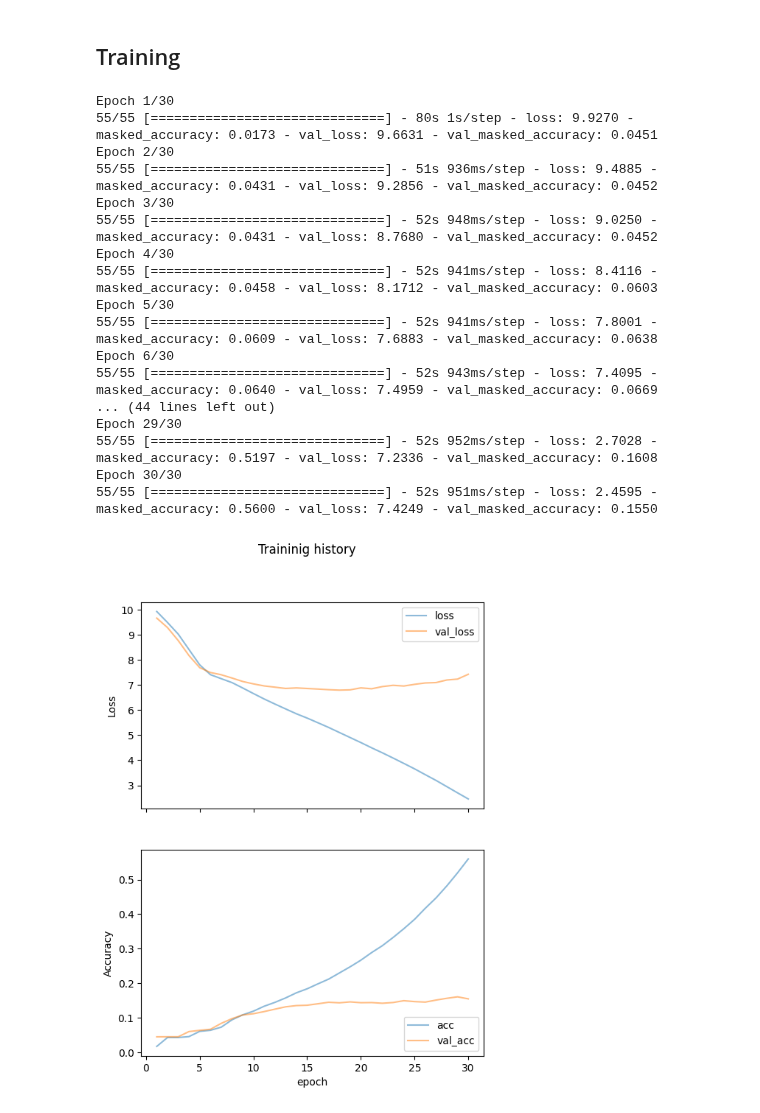
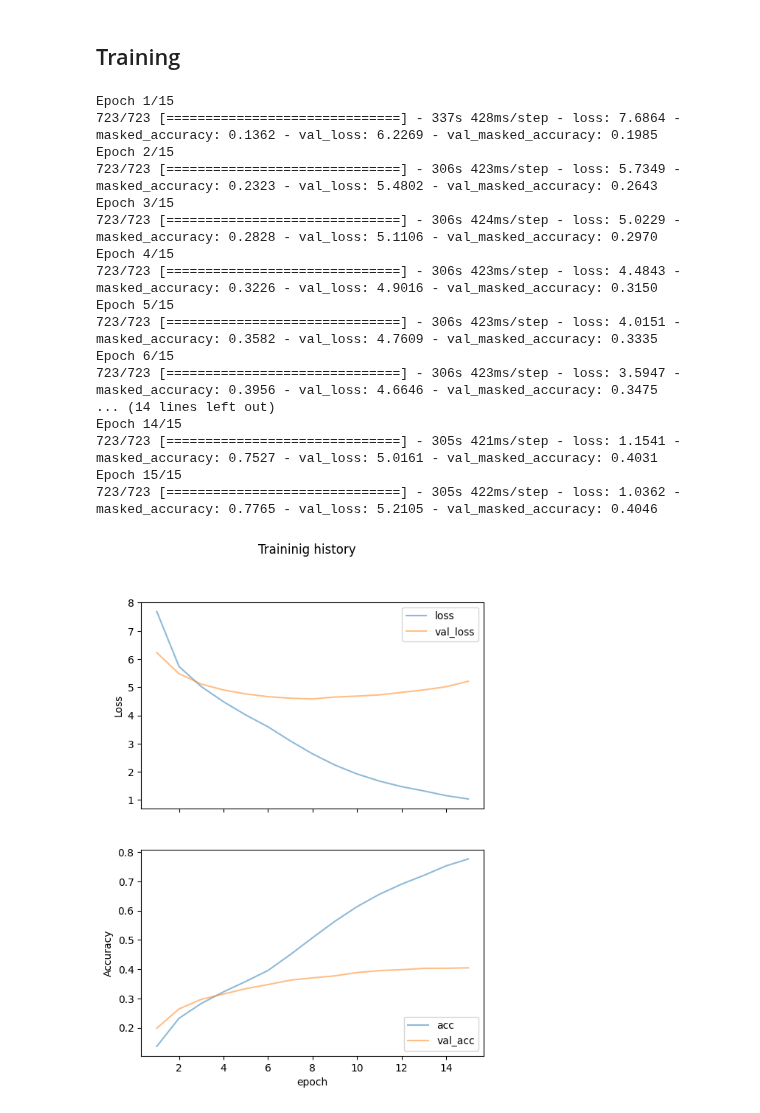
Before and after one commit to sriksmachi/sriksml, a Jupyter notebook: genai/transformers_101_nmt_eng_hin.ipynb, the cells around one changed output. Drawn from its saved outputs; the diff is of its cells as text; code cells hidden in the pictures.

```diff
--- a/genai/transformers_101_nmt_eng_hin.ipynb
+++ b/genai/transformers_101_nmt_eng_hin.ipynb
@@ -134,17 +133,15 @@ else:
+# %%
+batch_size=32
 # %%
 # Create train, val and testing datasets
-val_split = 0.15
+val_split = 0.30
 
-# shuffle
-# ds = ds.sample(frac = 1)
 len_text_pairs = len(text_pairs)
 n_val_index = int(val_split * len_text_pairs)
-n_train_index = len_text_pairs - 2 * n_val_index
+n_train_index = len_text_pairs - n_val_index
 
 train_tp = text_pairs[:n_train_index]
-test_tp = text_pairs[n_train_index:n_train_index + n_val_index]
-val_tp = text_pairs[n_train_index + n_val_index:]
+val_tp = text_pairs[n_train_index:]
 print(f"Train: {len(train_tp)}")
 print(f"Validation: {len(val_tp)}")
-print(f"Test: {len(test_tp)}")
 # %% [output]
@@ -202,5 +211,5 @@ Max Hindi length: 28
 # %%
-seq_length = 50
+seq_length = 15
 
 # Create vectorizer
 eng_vectorizer = TextVectorization(
@@ -210,6 +219,7 @@ eng_vectorizer = TextVectorization(
     output_mode="int",
     output_sequence_length=seq_length,
 )
+
 hin_vectorizer = TextVectorization(
     max_tokens=vocab_size_hn,
     standardize=None,
@@ -697,7 +698,7 @@ num_layers = 4
 d_model = 512
 dff = 512
 num_heads = 8
-dropout_rate = 0.1
+dropout_rate = 0.2
 # %%
 model = Transformer(
     num_layers=num_layers,
@@ -713,42 +714,42 @@ model.compile(loss=masked_loss, optimizer=optimizer, metrics=[masked_accuracy])
 # %% [markdown]
 ## Training
 # %%
-epochs = 30
+epochs = 15
 history = model.fit(train_ds, epochs=epochs, validation_data=val_ds)
 
 # Plot the loss and accuracy history
 fig, axs = plt.subplots(2, figsize=(6, 8), sharex=True)
 fig.suptitle('Traininig history')
 x = list(range(1, epochs+1))
 axs[0].plot(x, history.history["loss"], alpha=0.5, label="loss")
 axs[0].plot(x, history.history["val_loss"], alpha=0.5, label="val_loss")
 axs[0].set_ylabel("Loss")
 axs[0].legend(loc="upper right")
 axs[1].plot(x, history.history["masked_accuracy"], alpha=0.5, label="acc")
 axs[1].plot(x, history.history["val_masked_accuracy"], alpha=0.5, label="val_acc")
 axs[1].set_ylabel("Accuracy")
 axs[1].set_xlabel("epoch")
 axs[1].legend(loc="lower right")
 plt.show()
 # %% [output]
-Epoch 1/30
-55/55 [==============================] - 80s 1s/step - loss: 9.9270 - masked_accuracy: 0.0173 - val_loss: 9.6631 - val_masked_accuracy: 0.0451
-Epoch 2/30
-55/55 [==============================] - 51s 936ms/step - loss: 9.4885 - masked_accuracy: 0.0431 - val_loss: 9.2856 - val_masked_accuracy: 0.0452
-Epoch 3/30
-55/55 [==============================] - 52s 948ms/step - loss: 9.0250 - masked_accuracy: 0.0431 - val_loss: 8.7680 - val_masked_accuracy: 0.0452
-Epoch 4/30
-55/55 [==============================] - 52s 941ms/step - loss: 8.4116 - masked_accuracy: 0.0458 - val_loss: 8.1712 - val_masked_accuracy: 0.0603
-Epoch 5/30
-55/55 [==============================] - 52s 941ms/step - loss: 7.8001 - masked_accuracy: 0.0609 - val_loss: 7.6883 - val_masked_accuracy: 0.0638
-Epoch 6/30
-55/55 [==============================] - 52s 943ms/step - loss: 7.4095 - masked_accuracy: 0.0640 - val_loss: 7.4959 - val_masked_accuracy: 0.0669
-... (44 lines left out)
-Epoch 29/30
-55/55 [==============================] - 52s 952ms/step - loss: 2.7028 - masked_accuracy: 0.5197 - val_loss: 7.2336 - val_masked_accuracy: 0.1608
-Epoch 30/30
-55/55 [==============================] - 52s 951ms/step - loss: 2.4595 - masked_accuracy: 0.5600 - val_loss: 7.4249 - val_masked_accuracy: 0.1550
+Epoch 1/15
+723/723 [==============================] - 337s 428ms/step - loss: 7.6864 - masked_accuracy: 0.1362 - val_loss: 6.2269 - val_masked_accuracy: 0.1985
+Epoch 2/15
+723/723 [==============================] - 306s 423ms/step - loss: 5.7349 - masked_accuracy: 0.2323 - val_loss: 5.4802 - val_masked_accuracy: 0.2643
+Epoch 3/15
+723/723 [==============================] - 306s 424ms/step - loss: 5.0229 - masked_accuracy: 0.2828 - val_loss: 5.1106 - val_masked_accuracy: 0.2970
+Epoch 4/15
+723/723 [==============================] - 306s 423ms/step - loss: 4.4843 - masked_accuracy: 0.3226 - val_loss: 4.9016 - val_masked_accuracy: 0.3150
+Epoch 5/15
+723/723 [==============================] - 306s 423ms/step - loss: 4.0151 - masked_accuracy: 0.3582 - val_loss: 4.7609 - val_masked_accuracy: 0.3335
+Epoch 6/15
+723/723 [==============================] - 306s 423ms/step - loss: 3.5947 - masked_accuracy: 0.3956 - val_loss: 4.6646 - val_masked_accuracy: 0.3475
+... (14 lines left out)
+Epoch 14/15
+723/723 [==============================] - 305s 421ms/step - loss: 1.1541 - masked_accuracy: 0.7527 - val_loss: 5.0161 - val_masked_accuracy: 0.4031
+Epoch 15/15
+723/723 [==============================] - 305s 422ms/step - loss: 1.0362 - masked_accuracy: 0.7765 - val_loss: 5.2105 - val_masked_accuracy: 0.4046
-[figure, old version]
+[figure, new version]
 # %%
 # training parameters used
 seq_len = 20
```
Also changed, not shown: parts of 29 cells of this notebook.
